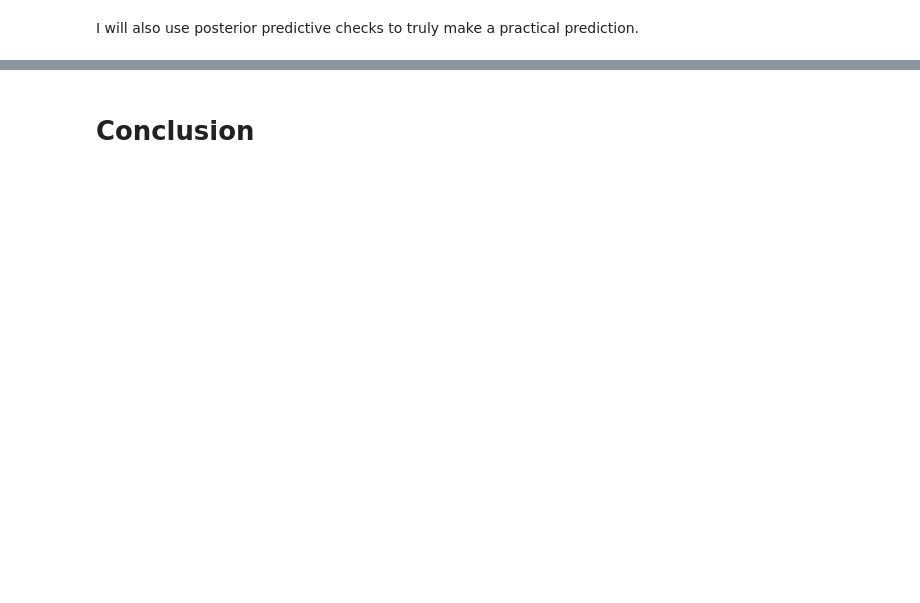
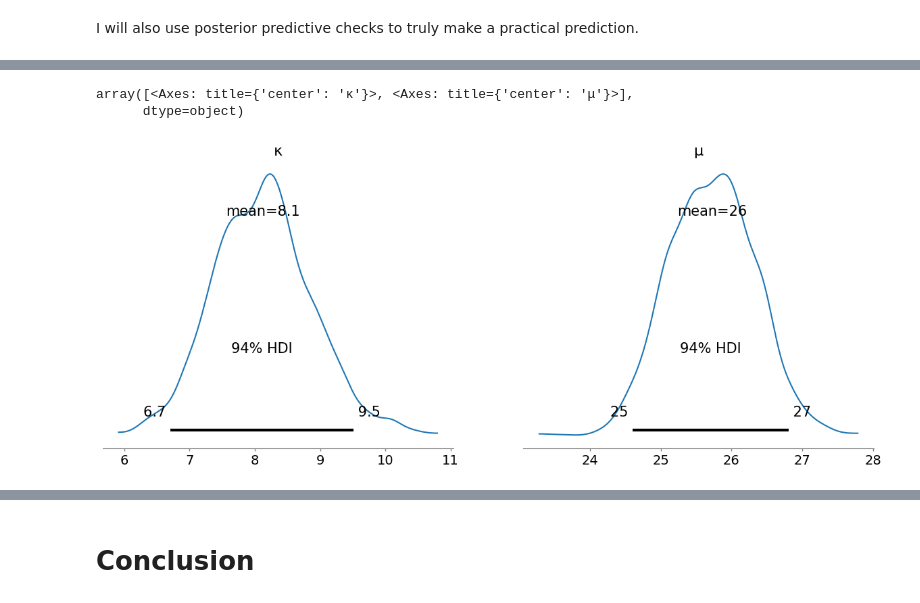
Before and after one commit to seun829/DataScience, a Jupyter notebook: Unit3/SeunLee_U3proj.ipynb, the cells around one changed output, grey strips where cells are left out. Saved outputs shown, nothing was run; the diff lists cells and outputs as text; code cells hidden in the pictures; blank space fills up the shorter version.

```diff
--- a/Unit3/SeunLee_U3proj.ipynb
+++ b/Unit3/SeunLee_U3proj.ipynb
@@ -112,0 +151,20 @@ az.plot_ppc(idata_google_data_HN, num_pp_samples=1000, figsize=(12, 4), colors=[
+# %%
+with pm.Model() as model_google_data_2:
+    # Prior for mean
+    μ = pm.LogNormal("μ", mu=np.log(118.915), sigma=0.5)
+
+    # Prior for shape
+    κ = pm.Exponential("κ", lam=1/10)
+
+    beta = κ/μ #based on the formula
+
+    # Likelihood for positive data
+    Y = pm.Gamma("Y", alpha=κ, beta=beta, observed=google_data)
+
+    idata_google_data_2 = pm.sample(progressbar=False)
+# %%
+az.plot_posterior(idata_google_data_2)
+# %% [output]
+array([<Axes: title={'center': 'κ'}>, <Axes: title={'center': 'μ'}>],
+      dtype=object)
+[figure, added]
```
Also changed, not shown: parts of 23 cells of this notebook.
